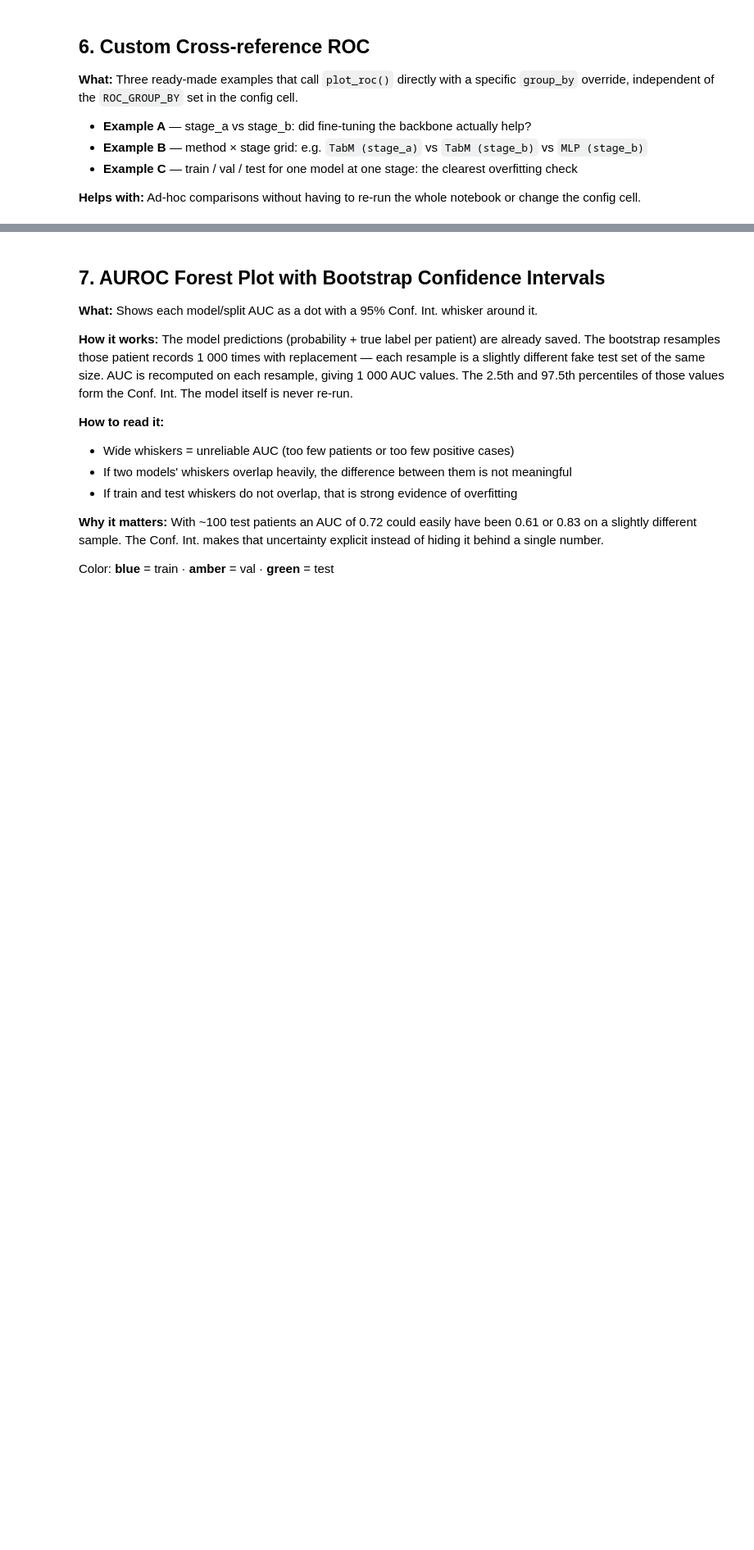
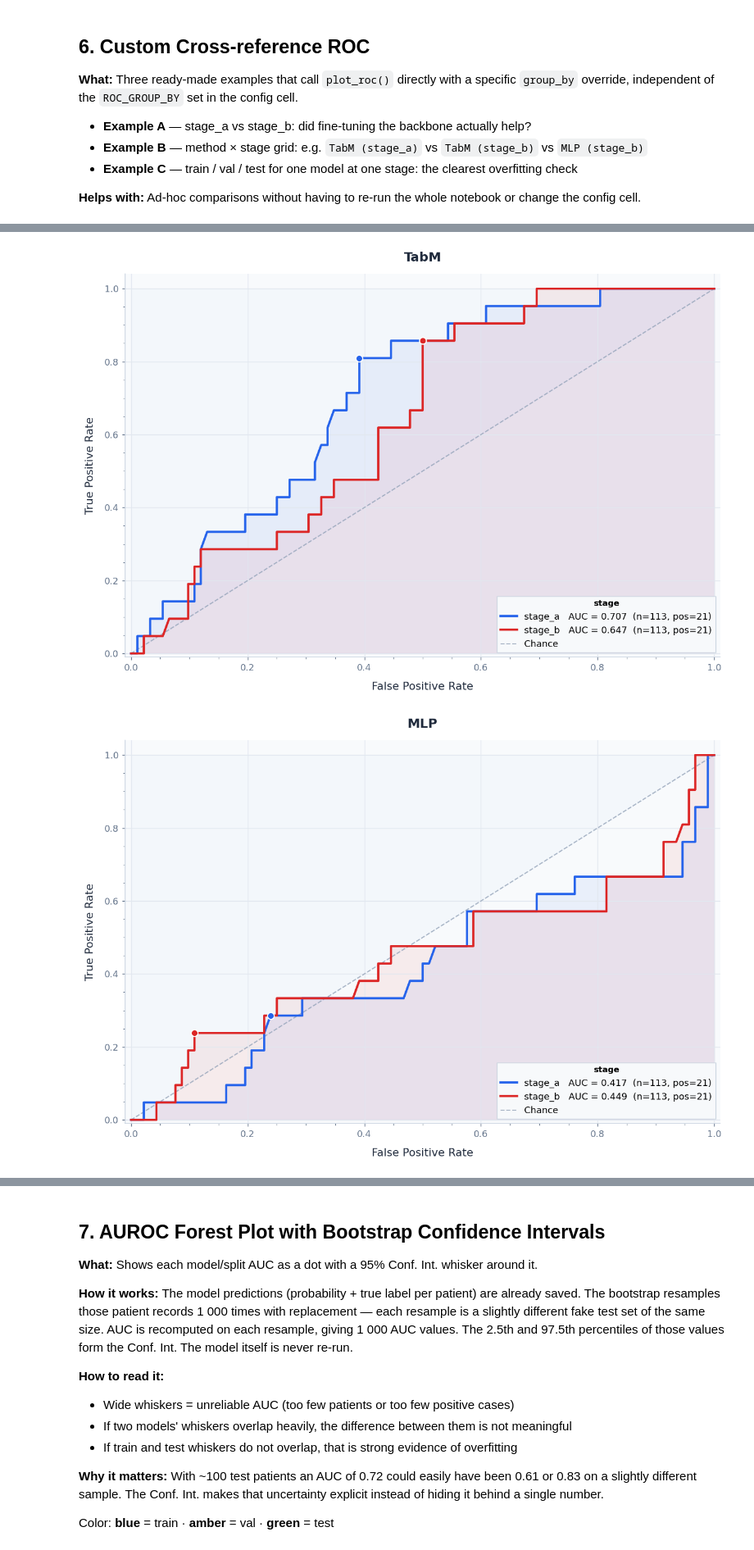
Before and after one commit to MIAGroupUT/TabPredict, a Jupyter notebook: eval/compare_results.ipynb, the cells around one changed output, grey strips where cells are left out. Shown at 82% size. Saved outputs shown, nothing was run; the diff lists cells and outputs as text; code cells hidden in the pictures; blank space fills up the shorter version.

```diff
--- a/eval/compare_results.ipynb
+++ b/eval/compare_results.ipynb
@@ -591,0 +624,15 @@ plot_roc(preds_all_splits, group_by="split",
+# %%
+# Loop through all and compare test stage A vs B
+for i, run in enumerate(RESULT_DIRS.keys()):
+    _run_name = list(RESULT_DIRS.keys())[i]
+    _, preds_all_splits = load_all(
+        {_run_name: RESULT_DIRS[_run_name]},
+        filter_stage=None,
+        filter_split="test",
+    )
+    fig = plot_roc(preds_all_splits, group_by="stage",
+            title=f"{_run_name}")
+    fig.savefig(f"{OUTPUT_DIR}/{_run_name}_roc_stageA_vs_stageB_test.png", dpi=300, bbox_inches='tight')
+# %% [output]
+[figure, added]
+[figure, added]
```
Also changed, not shown: parts of 13 cells of this notebook, 13 other files.
